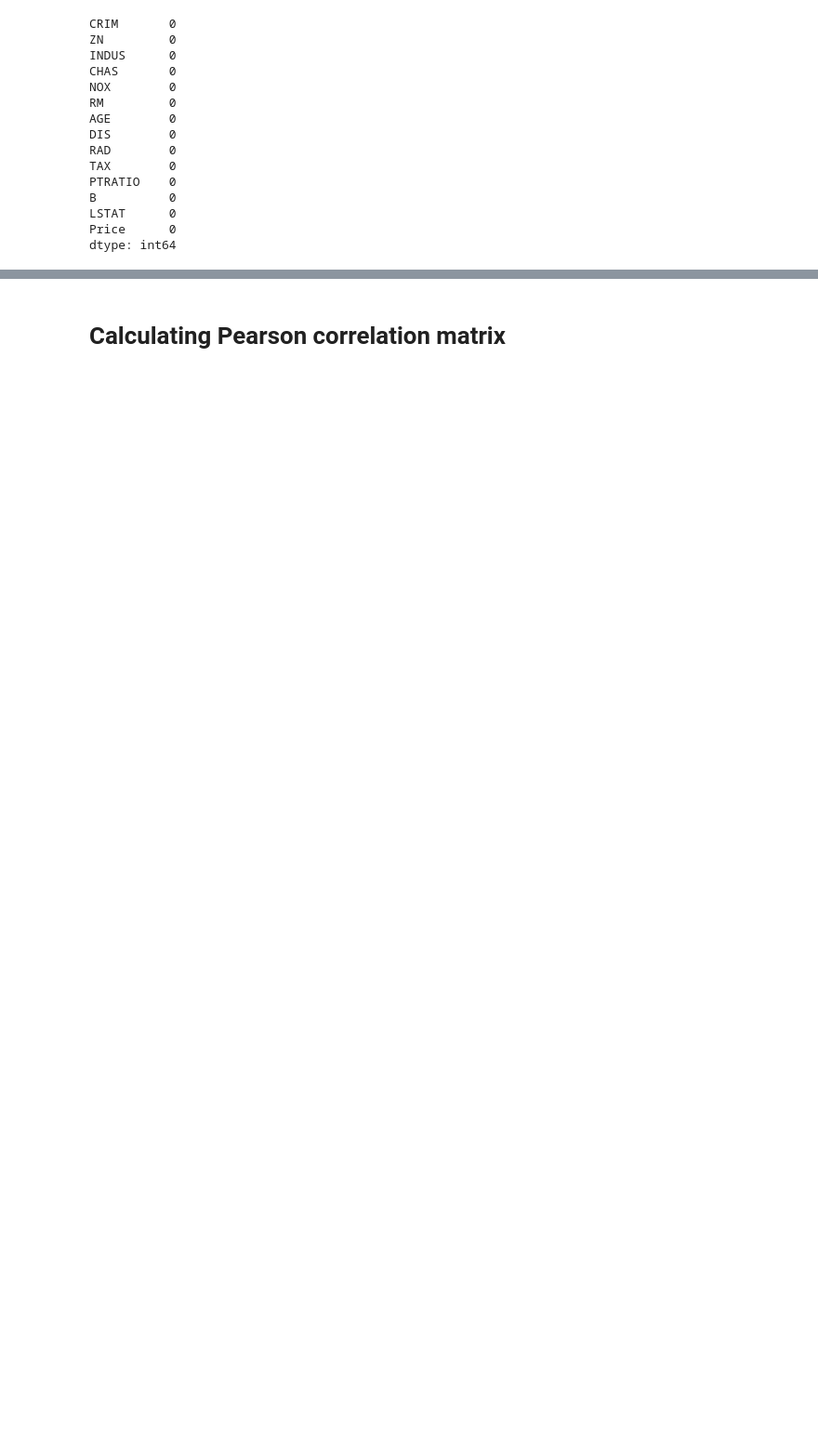
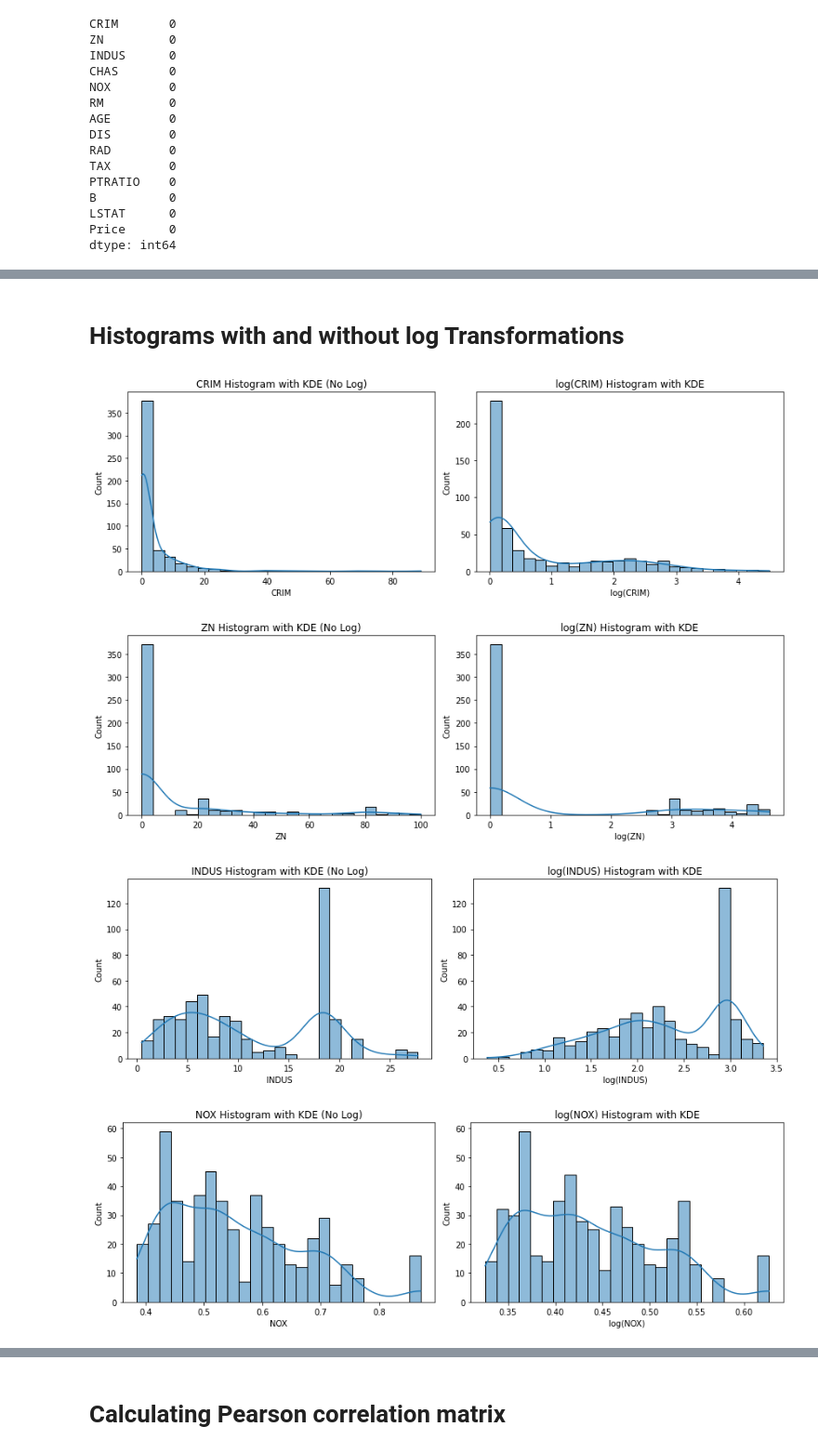
Before and after one commit to jashshah-dev/BostonHousePricing, a Jupyter notebook: Assignment_01_Problem_02.ipynb, the cells around one changed output, grey strips where cells are left out. Shown at 93% size. Cells and saved outputs as stored; diff of their text form; code cells hidden in the pictures; blank space fills up the shorter version.

```diff
--- a/Assignment_01_Problem_02.ipynb
+++ b/Assignment_01_Problem_02.ipynb
@@ -205,0 +386,50 @@ Continuous feature Count 12
+# %%
+import numpy as np
+import pandas as pd
+data = df.copy()
+outliers = {}
+
+for feature in continuous_feature:
+    if 0 in data[feature].unique():
+        continue
+    Q1 = data[feature].quantile(0.25)
+    Q3 = data[feature].quantile(0.75)
+    IQR = Q3 - Q1
+    lower_bound = Q1 - 1.5 * IQR
+    upper_bound = Q3 + 1.5 * IQR
+    feature_outliers = data[(data[feature] < lower_bound) | (data[feature] > upper_bound)]
+    outliers[feature] = feature_outliers.index.tolist()
+all_outliers_indices = [index for indices in outliers.values() for index in indices]
+unique_outliers_indices = list(set(all_outliers_indices))
+data = data.drop(unique_outliers_indices)
+# %% [markdown]
+# Histograms with and without log Transformations
+# %%
+import numpy as np
+
+for feature in continuous_feature:
+    data = df.copy()
+
+    plt.figure(figsize=(12, 4))
+    plt.subplot(1, 2, 1)
+    sns.histplot(data=data, x=feature, kde=True, bins=25)
+    plt.xlabel(feature)
+    plt.ylabel("Count")
+    plt.title(f'{feature} Histogram with KDE (No Log)')
+
+    # Plot the histogram with log transformation
+    plt.subplot(1, 2, 2)
+    data[feature] = np.log1p(data[feature])
+    sns.histplot(data=data, x=feature, kde=True, bins=25)
+    plt.xlabel(f'log({feature})')
+    plt.ylabel("Count")
+    plt.title(f'log({feature}) Histogram with KDE')
+
+    # Show the plots side by side
+    plt.tight_layout()
+    plt.show()
+# %% [output]
+[figure, added]
+[figure, added]
+[figure, added]
+[figure, added]
```
Also changed, not shown: parts of 101 cells of this notebook, 1 other file.
